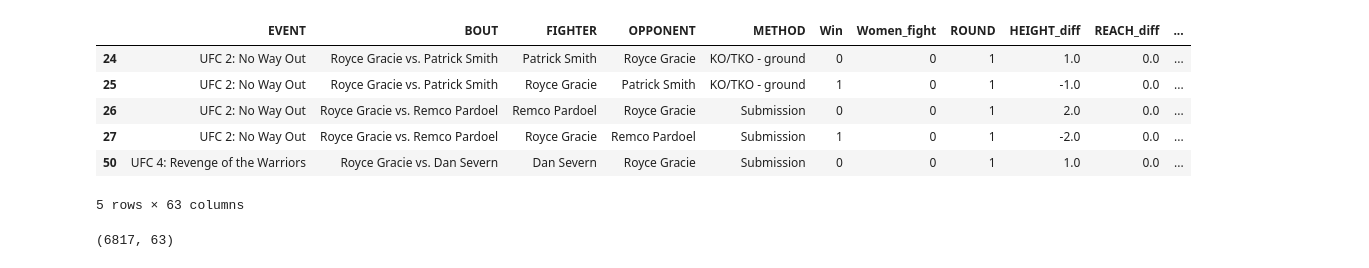
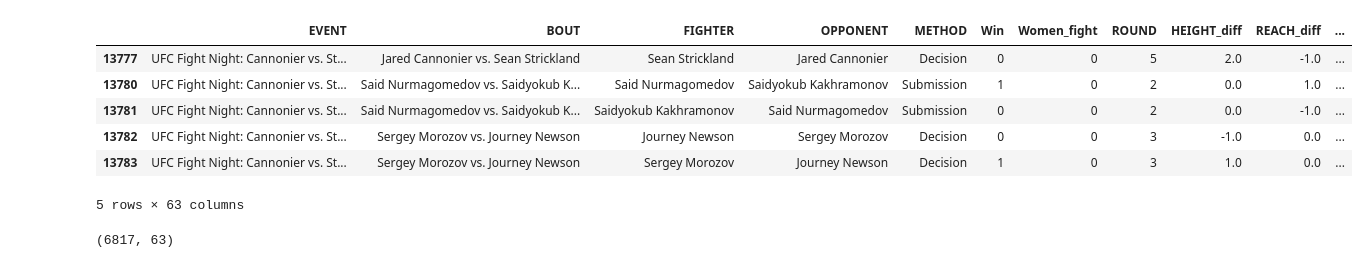
Before and after one commit to Mirda81/UFC-predictor-app, a Jupyter notebook: model/model3.ipynb, the cells around one changed output. Saved outputs shown, nothing was run; the diff lists cells and outputs as text; code cells hidden in the pictures.

```diff
--- a/model/model3.ipynb
+++ b/model/model3.ipynb
@@ -17,6 +17,6 @@ from keras.models import Sequential
 from sklearn.preprocessing import MinMaxScaler
 from sklearn.model_selection import train_test_split
 # %%
-df = pd.read_csv('fight_with_stats_precomp.csv')
-df_fighters = pd.read_csv('fighter_total_stats.csv')
+df = pd.read_csv('../Preprocessing/fight_with_stats_precomp.csv')
+df_fighters = pd.read_csv('../Preprocessing/fighter_total_stats.csv')
 # %%
@@ -26,14 +26,14 @@ df = df[(df['fightNo_fighter']>=3) & (df['fightNo_opponent']>=3) & (df['Women_fi
 # %%
 df = df.fillna(0)
 # %%
-df.head()
+df.tail()
 # %% [output]
 |  | EVENT | BOUT | FIGHTER | OPPONENT | METHOD | Win | Women_fight | ROUND | HEIGHT_diff | REACH_diff | ... |
-| 24 | UFC 2: No Way Out | Royce Gracie vs. Patrick Smith | Patrick Smith | Royce Gracie | KO/TKO - ground | 0 | 0 | 1 | 1.0 | 0.0 | ... |
-| 25 | UFC 2: No Way Out | Royce Gracie vs. Patrick Smith | Royce Gracie | Patrick Smith | KO/TKO - ground | 1 | 0 | 1 | -1.0 | 0.0 | ... |
-| 26 | UFC 2: No Way Out | Royce Gracie vs. Remco Pardoel | Remco Pardoel | Royce Gracie | Submission | 0 | 0 | 1 | 2.0 | 0.0 | ... |
-| 27 | UFC 2: No Way Out | Royce Gracie vs. Remco Pardoel | Royce Gracie | Remco Pardoel | Submission | 1 | 0 | 1 | -2.0 | 0.0 | ... |
-| 50 | UFC 4: Revenge of the Warriors | Royce Gracie vs. Dan Severn | Dan Severn | Royce Gracie | Submission | 0 | 0 | 1 | 1.0 | 0.0 | ... |
+| 13777 | UFC Fight Night: Cannonier vs. St... | Jared Cannonier vs. Sean Strickland | Sean Strickland | Jared Cannonier | Decision | 0 | 0 | 5 | 2.0 | -1.0 | ... |
+| 13780 | UFC Fight Night: Cannonier vs. St... | Said Nurmagomedov vs. Saidyokub K... | Said Nurmagomedov | Saidyokub Kakhramonov | Submission | 1 | 0 | 2 | 0.0 | 1.0 | ... |
+| 13781 | UFC Fight Night: Cannonier vs. St... | Said Nurmagomedov vs. Saidyokub K... | Saidyokub Kakhramonov | Said Nurmagomedov | Submission | 0 | 0 | 2 | 0.0 | -1.0 | ... |
+| 13782 | UFC Fight Night: Cannonier vs. St... | Sergey Morozov vs. Journey Newson | Journey Newson | Sergey Morozov | Decision | 0 | 0 | 3 | -1.0 | 0.0 | ... |
+| 13783 | UFC Fight Night: Cannonier vs. St... | Sergey Morozov vs. Journey Newson | Sergey Morozov | Journey Newson | Decision | 1 | 0 | 3 | 1.0 | 0.0 | ... |
 5 rows × 63 columns
 # %%
 df.shape
```
Also changed, not shown: parts of 22 cells of this notebook, 39 other files.
